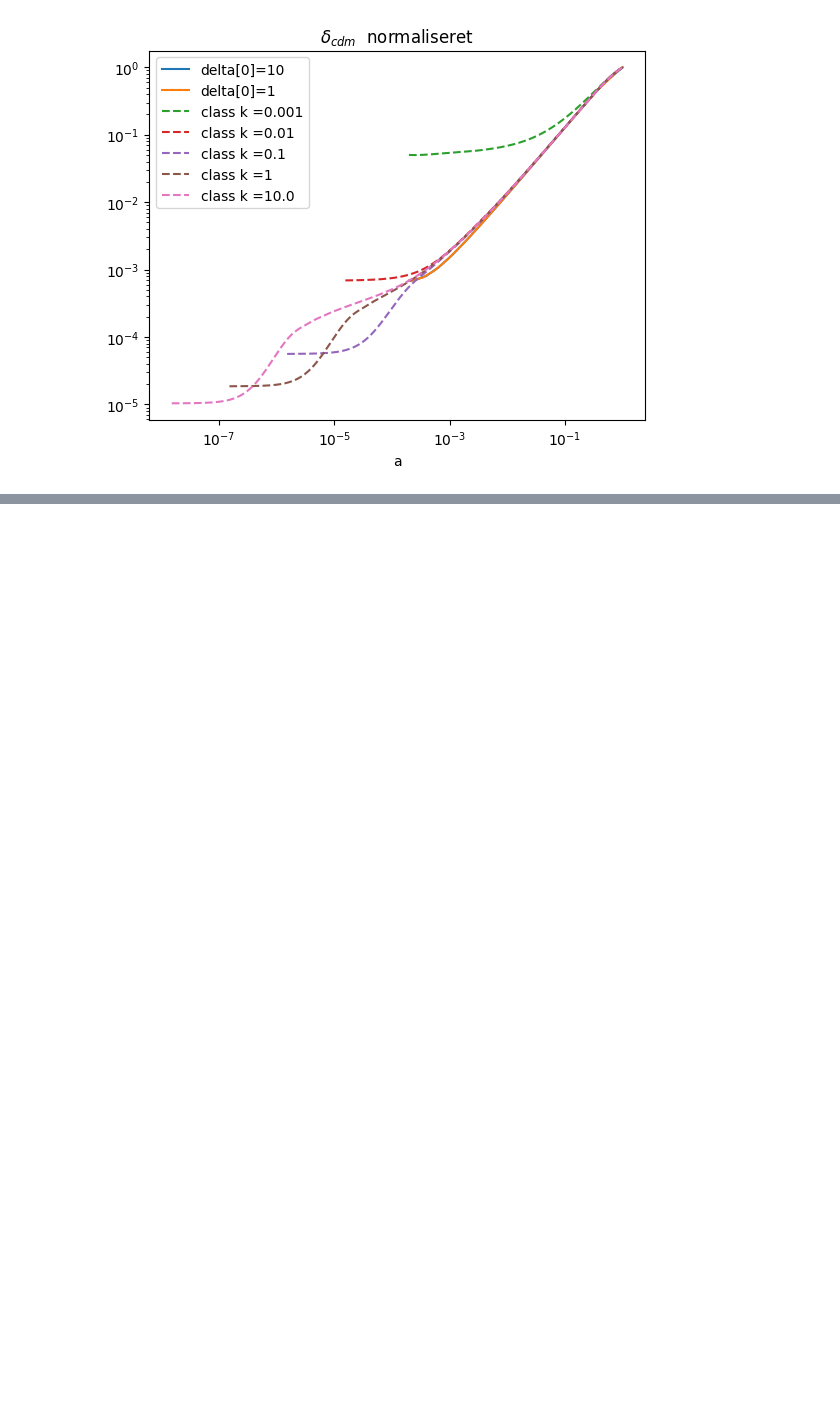
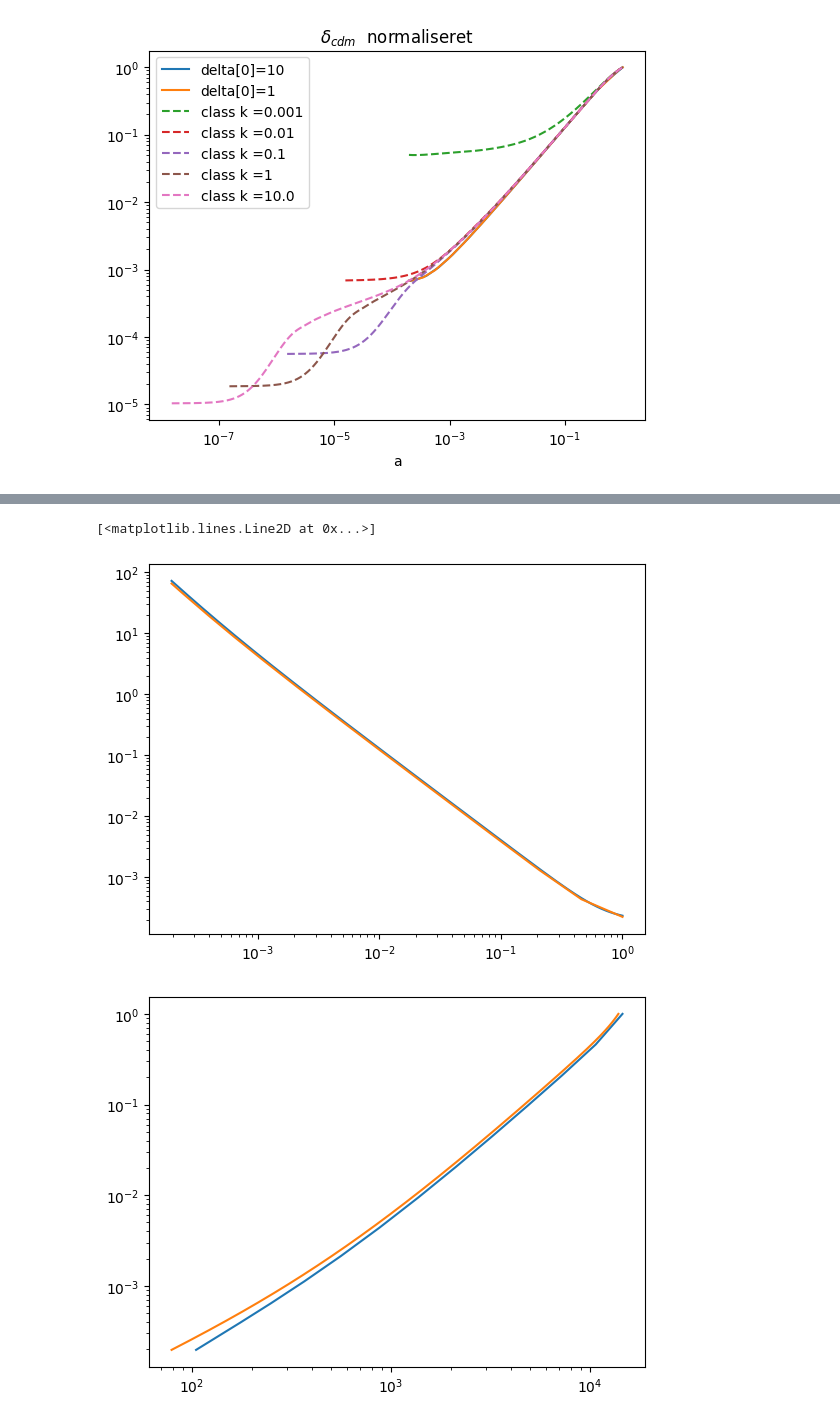
Before and after one commit to eriksteenberg/Power-spectrum-Test, a Jupyter notebook: simulering af cdm uden cs .ipynb, the cells around one changed output, grey strips where cells are left out. Saved outputs shown, nothing was run; the diff lists cells and outputs as text; code cells hidden in the pictures; blank space fills up the shorter version.

```diff
--- a/simulering af cdm uden cs .ipynb
+++ b/simulering af cdm uden cs .ipynb
@@ -236,0 +310,11 @@ Text(0.5, 0, 'a')
+# %%
+plt.loglog(pts[0]["a"],Hz[0])
+plt.loglog(a1,H(a1))
+plt.figure(12132)
+
+plt.loglog(sol1.t,a1)
+plt.loglog(pts[0]["tau [Mpc]"],pts[0]["a"])
+# %% [output]
+[<matplotlib.lines.Line2D at 0x...>]
+[figure, added]
+[figure, added]
```
Also changed, not shown: parts of 2 cells of this notebook.
